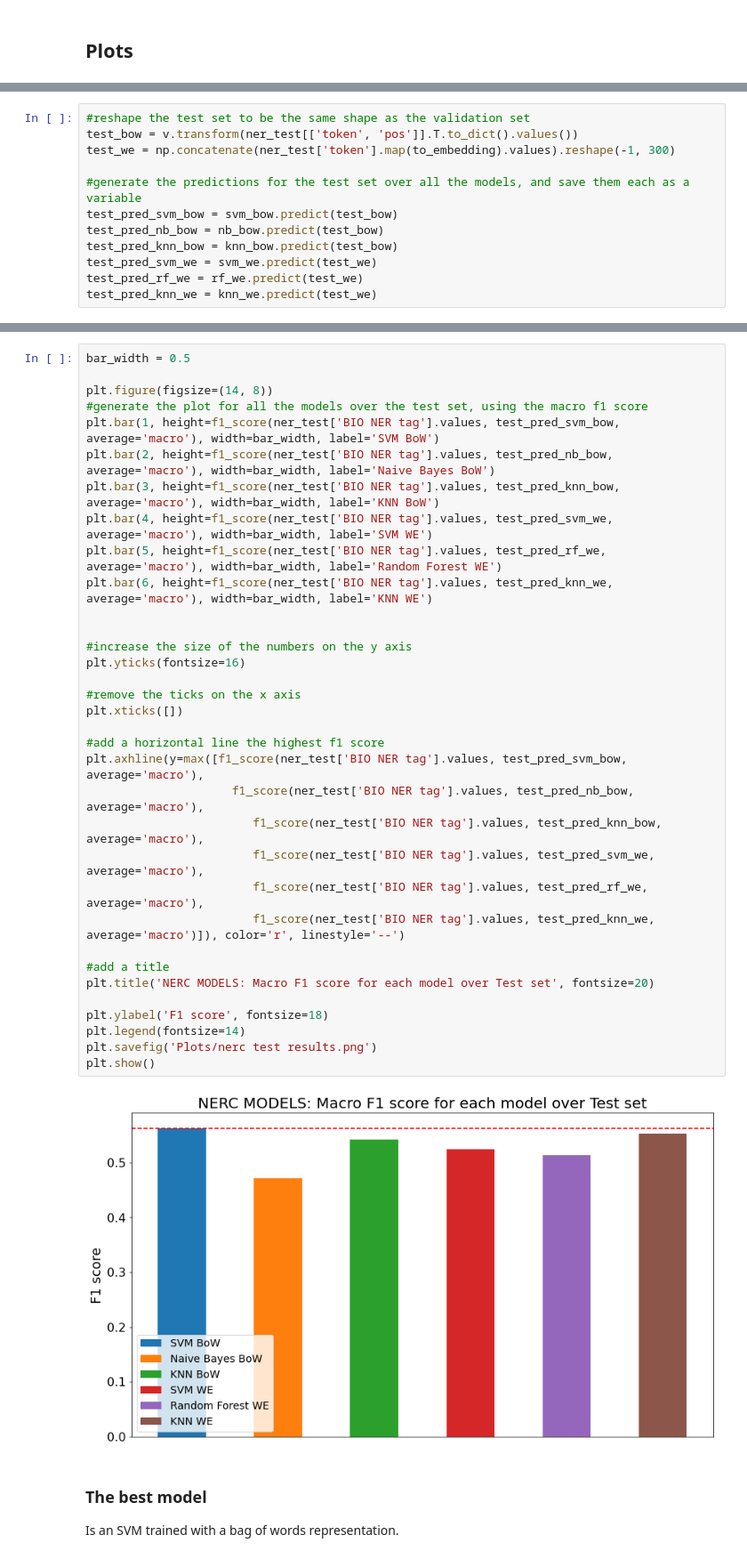
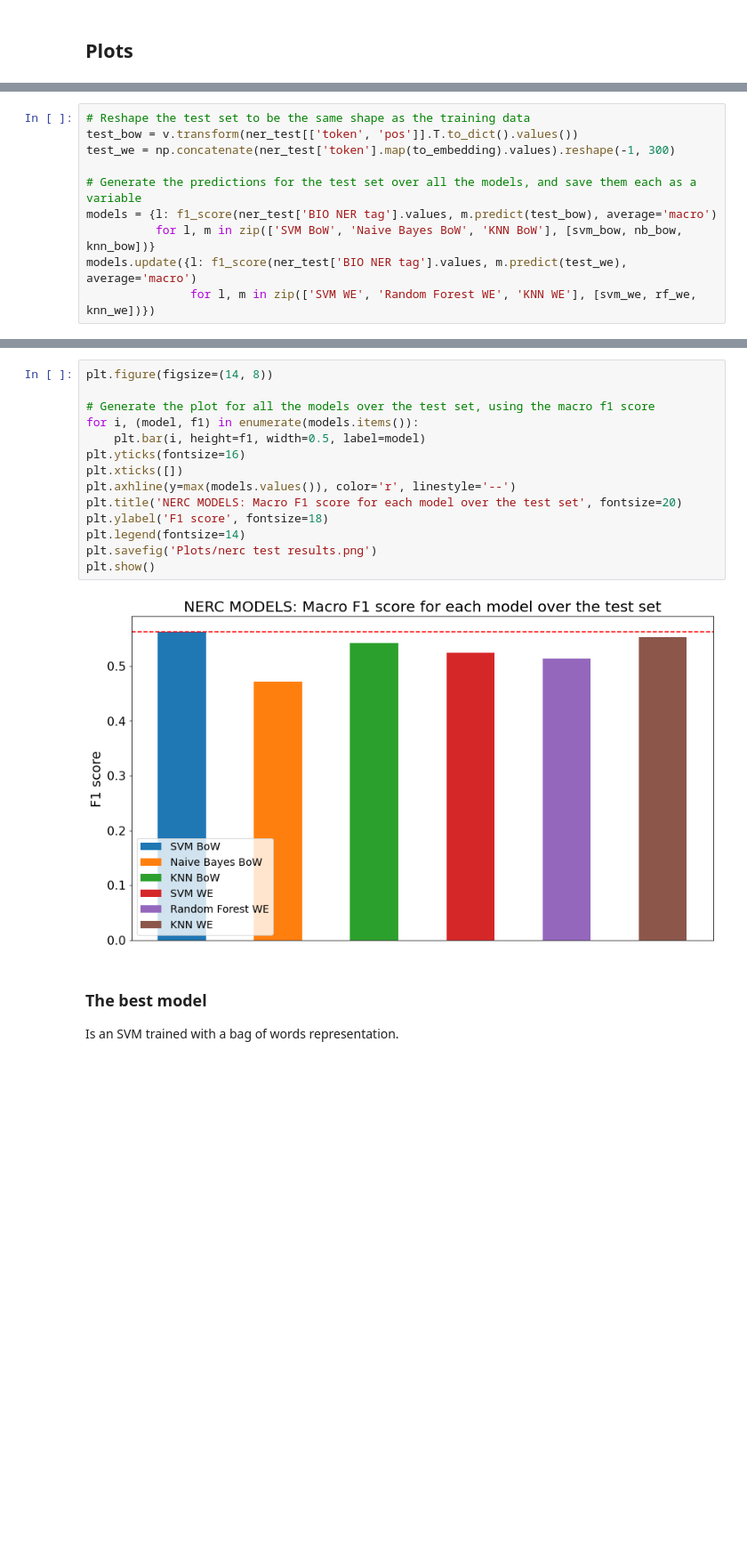
Before and after one commit to ChackMociute/Text-mining, a Jupyter notebook: Ass5/Project.ipynb, the cells around one changed output, grey strips where cells are left out. Shown: that part at 89% size. Saved outputs shown, nothing was run; the diff lists cells and outputs as text; blank space fills up the shorter version.

```diff
--- a/Ass5/Project.ipynb
+++ b/Ass5/Project.ipynb
@@ -377,12 +327,10 @@ print(ner_val)
 # %%
-#reshape the test set to be the same shape as the validation set
+# Reshape the test set to be the same shape as the training data
 test_bow = v.transform(ner_test[['token', 'pos']].T.to_dict().values())
 test_we = np.concatenate(ner_test['token'].map(to_embedding).values).reshape(-1, 300)
 
-#generate the predictions for the test set over all the models, and save them each as a variable
-test_pred_svm_bow = svm_bow.predict(test_bow)
-test_pred_nb_bow = nb_bow.predict(test_bow)
-test_pred_knn_bow = knn_bow.predict(test_bow)
-test_pred_svm_we = svm_we.predict(test_we)
-test_pred_rf_we = rf_we.predict(test_we)
-test_pred_knn_we = knn_we.predict(test_we)
+# Generate the predictions for the test set over all the models, and save them each as a variable
+models = {l: f1_score(ner_test['BIO NER tag'].values, m.predict(test_bow), average='macro')
+          for l, m in zip(['SVM BoW', 'Naive Bayes BoW', 'KNN BoW'], [svm_bow, nb_bow, knn_bow])}
+models.update({l: f1_score(ner_test['BIO NER tag'].values, m.predict(test_we), average='macro')
+               for l, m in zip(['SVM WE', 'Random Forest WE', 'KNN WE'], [svm_we, rf_we, knn_we])})
@@ -420,39 +337,19 @@ print(f1_score(ner_test['BIO NER tag'].values, test_pred_nb_bow, average='macro'
 # %%
-bar_width = 0.5
+plt.figure(figsize=(14, 8))
 
-plt.figure(figsize=(14, 8))
-#generate the plot for all the models over the test set, using the macro f1 score
-plt.bar(1, height=f1_score(ner_test['BIO NER tag'].values, test_pred_svm_bow, average='macro'), width=bar_width, label='SVM BoW')
-plt.bar(2, height=f1_score(ner_test['BIO NER tag'].values, test_pred_nb_bow, average='macro'), width=bar_width, label='Naive Bayes BoW')
-plt.bar(3, height=f1_score(ner_test['BIO NER tag'].values, test_pred_knn_bow, average='macro'), width=bar_width, label='KNN BoW')
-plt.bar(4, height=f1_score(ner_test['BIO NER tag'].values, test_pred_svm_we, average='macro'), width=bar_width, label='SVM WE')
-plt.bar(5, height=f1_score(ner_test['BIO NER tag'].values, test_pred_rf_we, average='macro'), width=bar_width, label='Random Forest WE')
-plt.bar(6, height=f1_score(ner_test['BIO NER tag'].values, test_pred_knn_we, average='macro'), width=bar_width, label='KNN WE')
-
-
-#increase the size of the numbers on the y axis
+# Generate the plot for all the models over the test set, using the macro f1 score
+for i, (model, f1) in enumerate(models.items()):
+    plt.bar(i, height=f1, width=0.5, label=model)
 plt.yticks(fontsize=16)
-
-#remove the ticks on the x axis
 plt.xticks([])
-
-#add a horizontal line the highest f1 score
-plt.axhline(y=max([f1_score(ner_test['BIO NER tag'].values, test_pred_svm_bow, average='macro'),
-                     f1_score(ner_test['BIO NER tag'].values, test_pred_nb_bow, average='macro'),
-                        f1_score(ner_test['BIO NER tag'].values, test_pred_knn_bow, average='macro'),
-                        f1_score(ner_test['BIO NER tag'].values, test_pred_svm_we, average='macro'),
-                        f1_score(ner_test['BIO NER tag'].values, test_pred_rf_we, average='macro'),
-                        f1_score(ner_test['BIO NER tag'].values, test_pred_knn_we, average='macro')]), color='r', linestyle='--')
-
-#add a title
-plt.title('NERC MODELS: Macro F1 score for each model over Test set', fontsize=20)
-
+plt.axhline(y=max(models.values()), color='r', linestyle='--')
+plt.title('NERC MODELS: Macro F1 score for each model over the test set', fontsize=20)
 plt.ylabel('F1 score', fontsize=18)
 plt.legend(fontsize=14)
 plt.savefig('Plots/nerc test results.png')
 plt.show()
 # %% [output]
-[figure, old version]
+[figure, new version]
 # %% [markdown]
 ### The best model
 Is an SVM trained with a bag of words representation.
```
Also changed, not shown: parts of 19 cells of this notebook, 2 other files.
